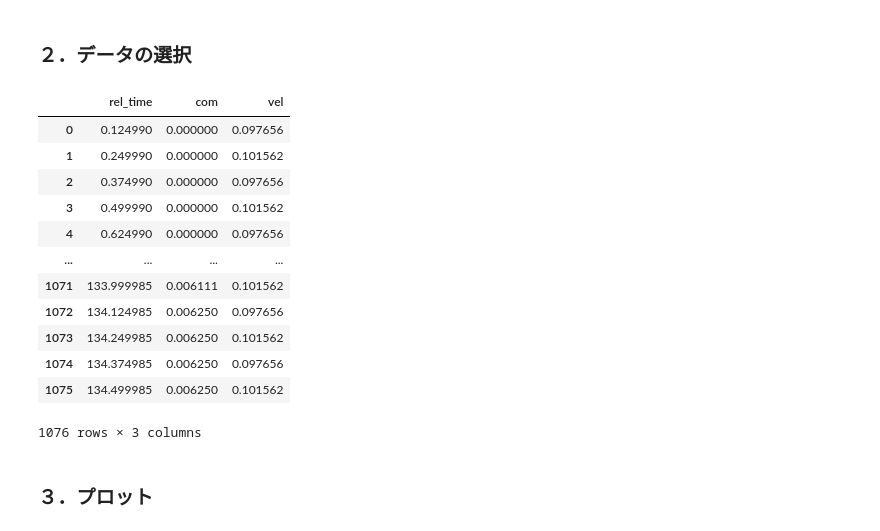
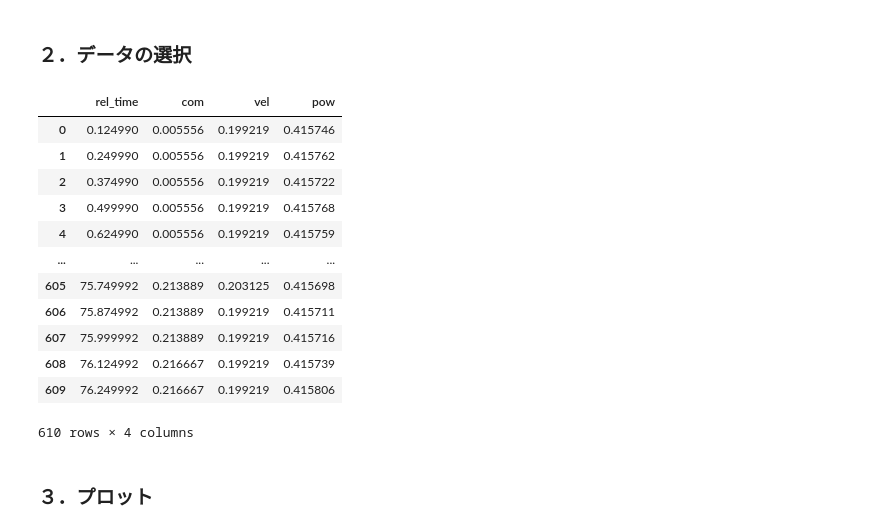
Before and after one commit to Ryoaki374/ipmu_DAQ, a Jupyter notebook: src/hdf2csv.ipynb, the cells around one changed output. Cells and saved outputs as stored; diff of their text form; code cells hidden in the pictures.

```diff
--- a/src/hdf2csv.ipynb
+++ b/src/hdf2csv.ipynb
@@ -29,26 +42,26 @@ for idx, read_path in enumerate(read_paths, start=0):
 # %% [markdown]
 ### ２．データの選択
 # %%
-with h5py.File(read_paths[3], "r") as f: # read_paths[#] that you want to read
+with h5py.File(read_paths[87], "r") as f: # read_paths[#] that you want to read
     arr = f["log"][:]
 
 
-df_data = pd.DataFrame(arr, columns=["rel_time", "com", "vel"])
+df_data = pd.DataFrame(arr, columns=["rel_time", "com", "vel","pow"])
 df_data
 # %% [output]
-|  | rel_time | com | vel |
-| 0 | 0.124990 | 0.000000 | 0.097656 |
-| 1 | 0.249990 | 0.000000 | 0.101562 |
-| 2 | 0.374990 | 0.000000 | 0.097656 |
-| 3 | 0.499990 | 0.000000 | 0.101562 |
-| 4 | 0.624990 | 0.000000 | 0.097656 |
-| ... | ... | ... | ... |
-| 1071 | 133.999985 | 0.006111 | 0.101562 |
-| 1072 | 134.124985 | 0.006250 | 0.097656 |
-| 1073 | 134.249985 | 0.006250 | 0.101562 |
-| 1074 | 134.374985 | 0.006250 | 0.097656 |
-| 1075 | 134.499985 | 0.006250 | 0.101562 |
+|  | rel_time | com | vel | pow |
+| 0 | 0.124990 | 0.005556 | 0.199219 | 0.415746 |
+| 1 | 0.249990 | 0.005556 | 0.199219 | 0.415762 |
+| 2 | 0.374990 | 0.005556 | 0.199219 | 0.415722 |
+| 3 | 0.499990 | 0.005556 | 0.199219 | 0.415768 |
+| 4 | 0.624990 | 0.005556 | 0.199219 | 0.415759 |
+| ... | ... | ... | ... | ... |
+| 605 | 75.749992 | 0.213889 | 0.203125 | 0.415698 |
+| 606 | 75.874992 | 0.213889 | 0.199219 | 0.415711 |
+| 607 | 75.999992 | 0.213889 | 0.199219 | 0.415716 |
+| 608 | 76.124992 | 0.216667 | 0.199219 | 0.415739 |
+| 609 | 76.249992 | 0.216667 | 0.199219 | 0.415806 |
-1076 rows × 3 columns
+610 rows × 4 columns
 # %% [markdown]
 ### ３．プロット
 # %%
```
Also changed, not shown: parts of 2 cells of this notebook, 2 other files.
